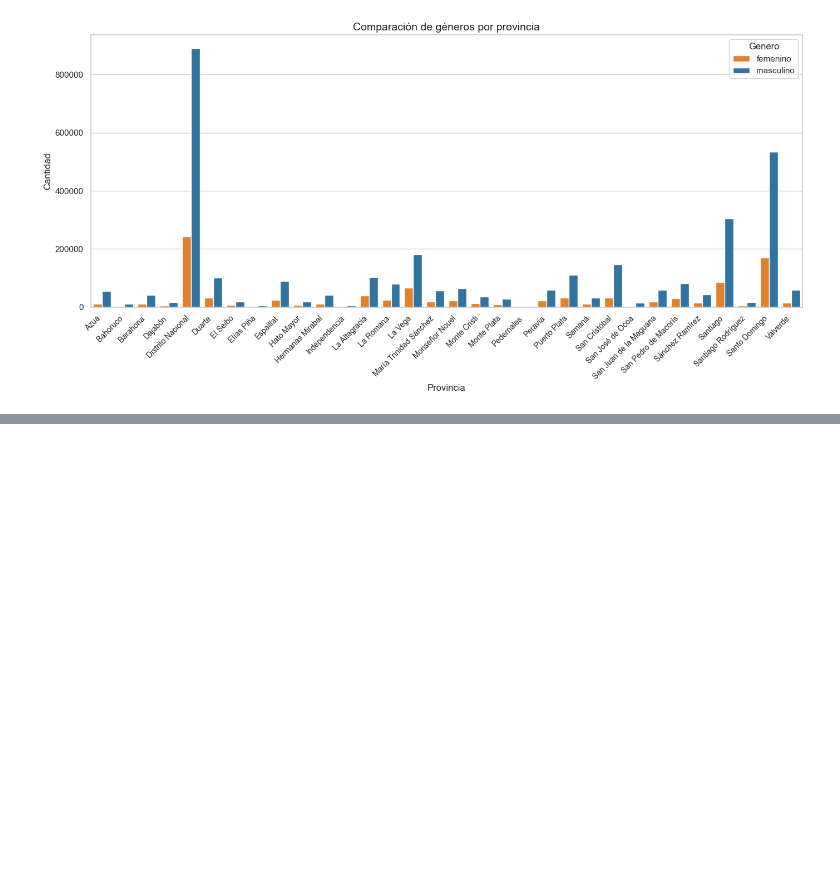
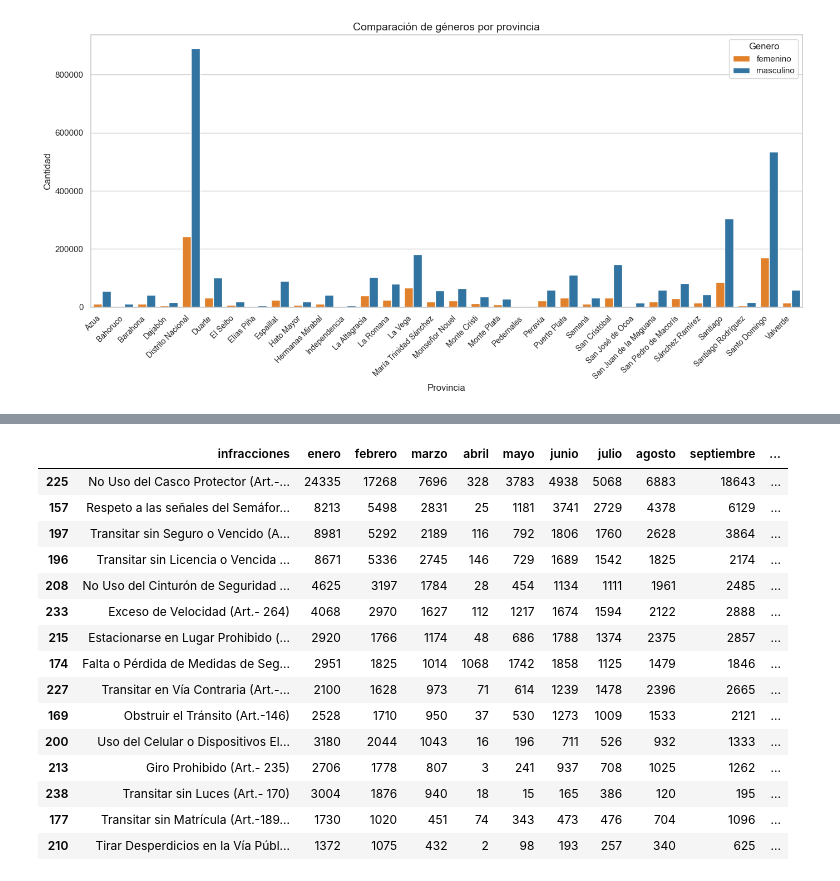
Before and after one commit to ngcarvajall/Accidentes_mortales_RD, a Jupyter notebook: Notebooks/Datos_añadidos.ipynb, the cells around one changed output, grey strips where cells are left out. Cells and saved outputs as stored; diff of their text form; code cells hidden in the pictures; blank space fills up the shorter version.

```diff
--- a/Notebooks/Datos_añadidos.ipynb
+++ b/Notebooks/Datos_añadidos.ipynb
@@ -333,0 +343,6 @@ plt.show()
+# %%
+df_infracciones_2['total'] = df_infracciones_2.iloc[:,1:13].sum(axis=1)
+# %%
+df_infracciones_2.reset_index(drop=True, inplace=True)
+# %%
+df_infracciones_2.columns = df_infracciones_2.columns.str.strip()
@@ -333,0 +362,6 @@ plt.show()
+# %%
+# Calcular el porcentaje dentro de cada año usando transform
+df_infracciones_2['porcentaje'] = df_infracciones_2.groupby('anio')['total'].transform(lambda x: (x / x.sum()) * 100)
+
+# Verificar los resultados
+df_infracciones_2[['anio', 'infracciones', 'total', 'porcentaje']]
@@ -333,0 +382,19 @@ plt.show()
+# %%
+df_infracciones_2[df_infracciones_2['anio'] == 2020].sort_values(by='porcentaje', ascending=False).head(15)
+# %% [output]
+|  | infracciones | enero | febrero | marzo | abril | mayo | junio | julio | agosto | septiembre | ... |
+| 225 | No Uso del Casco Protector (Art.-... | 24335 | 17268 | 7696 | 328 | 3783 | 4938 | 5068 | 6883 | 18643 | ... |
+| 157 | Respeto a las señales del Semáfor... | 8213 | 5498 | 2831 | 25 | 1181 | 3741 | 2729 | 4378 | 6129 | ... |
+| 197 | Transitar sin Seguro o Vencido (A... | 8981 | 5292 | 2189 | 116 | 792 | 1806 | 1760 | 2628 | 3864 | ... |
+| 196 | Transitar sin Licencia o Vencida ... | 8671 | 5336 | 2745 | 146 | 729 | 1689 | 1542 | 1825 | 2174 | ... |
+| 208 | No Uso del Cinturón de Seguridad ... | 4625 | 3197 | 1784 | 28 | 454 | 1134 | 1111 | 1961 | 2485 | ... |
+| 233 | Exceso de Velocidad (Art.- 264) | 4068 | 2970 | 1627 | 112 | 1217 | 1674 | 1594 | 2122 | 2888 | ... |
+| 215 | Estacionarse en Lugar Prohibido (... | 2920 | 1766 | 1174 | 48 | 686 | 1788 | 1374 | 2375 | 2857 | ... |
+| 174 | Falta o Pérdida de Medidas de Seg... | 2951 | 1825 | 1014 | 1068 | 1742 | 1858 | 1125 | 1479 | 1846 | ... |
+| 227 | Transitar en Vía Contraria (Art.-... | 2100 | 1628 | 973 | 71 | 614 | 1239 | 1478 | 2396 | 2665 | ... |
+| 169 | Obstruir el Tránsito (Art.-146) | 2528 | 1710 | 950 | 37 | 530 | 1273 | 1009 | 1533 | 2121 | ... |
+| 200 | Uso del Celular o Dispositivos El... | 3180 | 2044 | 1043 | 16 | 196 | 711 | 526 | 932 | 1333 | ... |
+| 213 | Giro Prohibido (Art.- 235) | 2706 | 1778 | 807 | 3 | 241 | 937 | 708 | 1025 | 1262 | ... |
+| 238 | Transitar sin Luces (Art.- 170) | 3004 | 1876 | 940 | 18 | 15 | 165 | 386 | 120 | 195 | ... |
+| 177 | Transitar sin Matrícula (Art.-189... | 1730 | 1020 | 451 | 74 | 343 | 473 | 476 | 704 | 1096 | ... |
+| 210 | Tirar Desperdicios en la Vía Públ... | 1372 | 1075 | 432 | 2 | 98 | 193 | 257 | 340 | 625 | ... |
```
Also changed, not shown: parts of 9 cells of this notebook, 6 other files.
